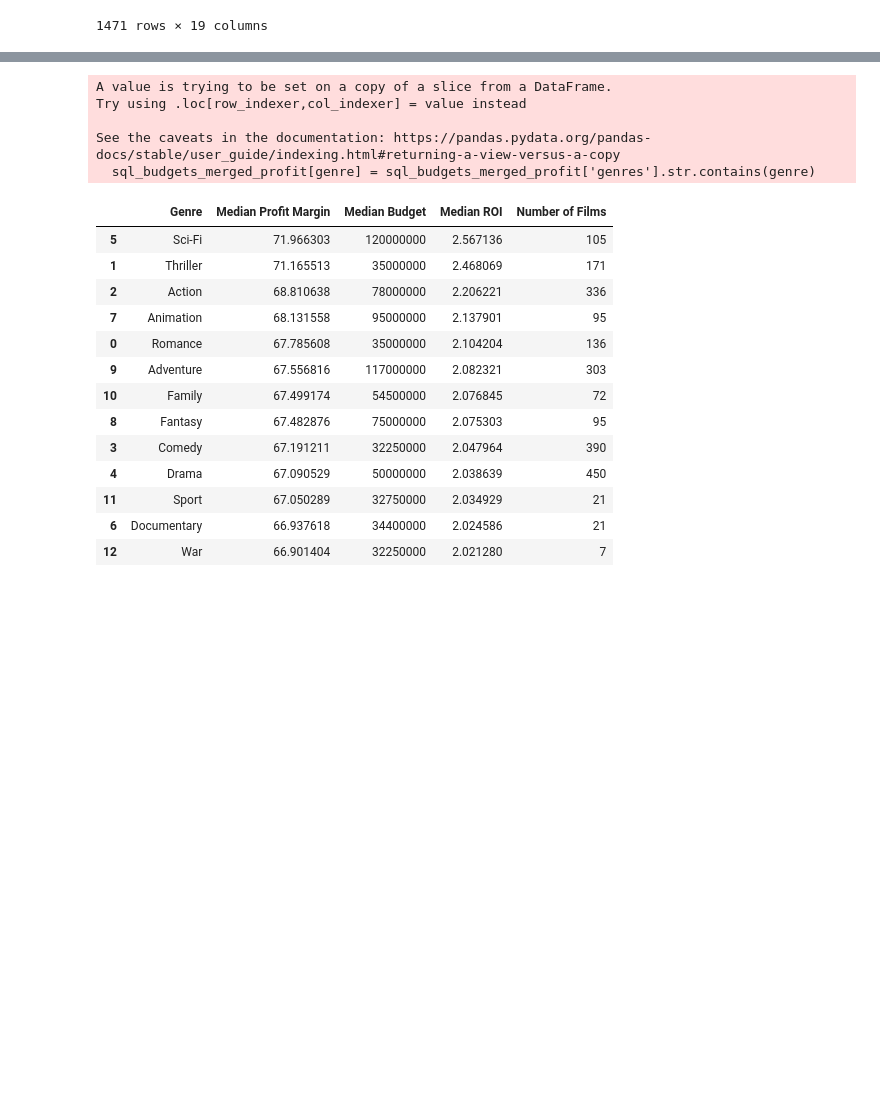
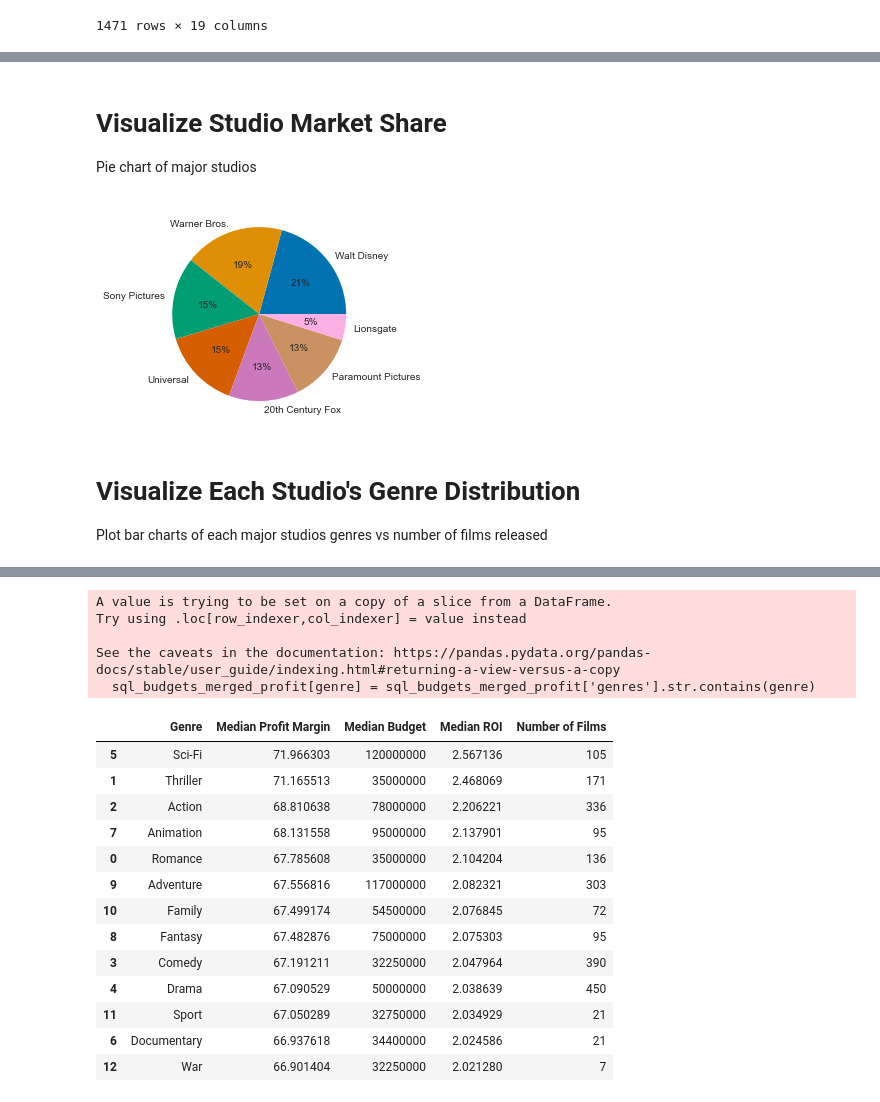
Before and after one commit to LindstromKyle/DSC-Flatiron-Project-1, a Jupyter notebook: Master_DRAFT.ipynb, the cells around one changed output, grey strips where cells are left out. Cells and saved outputs as stored; diff of their text form; code cells hidden in the pictures; blank space fills up the shorter version.

```diff
--- a/Master_DRAFT.ipynb
+++ b/Master_DRAFT.ipynb
@@ -94,0 +146,8 @@ sql_budgets_merged
+# %%
+studios_df = pd.read_csv('zippedData/movie_studio_breakdown.csv', skiprows = 1)
+studios_df = studios_df.drop([0,1,2])
+studios_df['Share'] = list(map(lambda x: x[:-1], studios_df['Share'].values))
+studios_df['Share'] = [float(x) for x in studios_df['Share'].values]
+studios_df = studios_df.head(7)
+studios_df = studios_df.reset_index().drop('index', axis = 1)
+studios_df
@@ -94,0 +163,17 @@ sql_budgets_merged
+# %% [markdown]
+# Visualize Studio Market Share
+
+Pie chart of major studios
+# %%
+x = studios_df['Share']
+y = studios_df['Movie Studio']
+
+plt.pie(x, labels=y, autopct='%.0f%%')
+
+plt.show()
+# %% [output]
+[figure, added]
+# %% [markdown]
+# Visualize Each Studio's Genre Distribution
+
+Plot bar charts of each major studios genres vs number of films released
```
Also changed, not shown: parts of 38 cells of this notebook, 3 other files.
